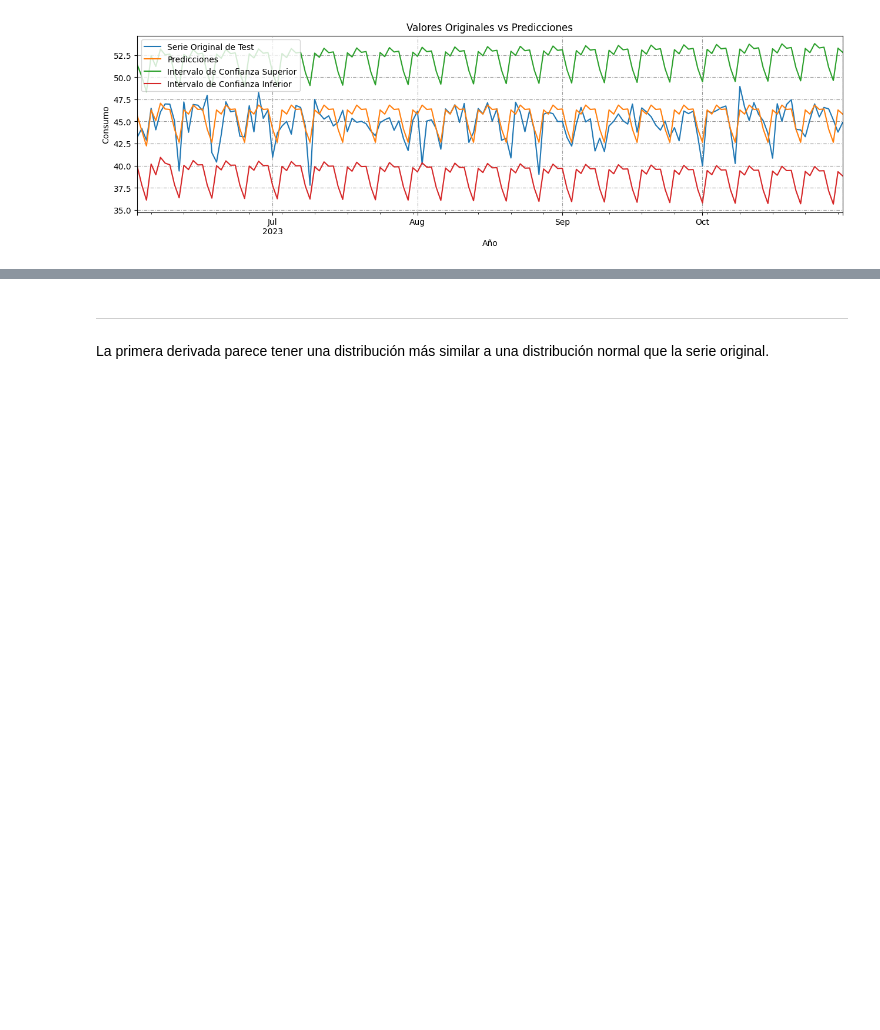
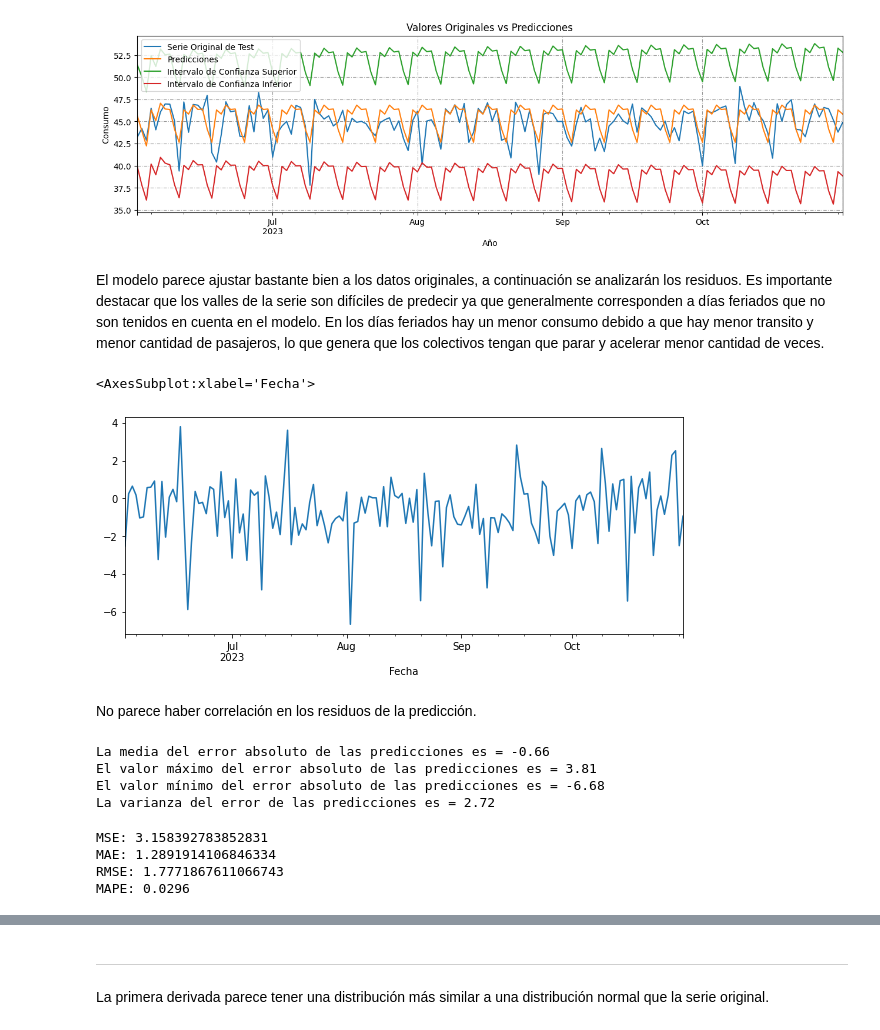
Before and after one commit to rstvz90/AST_G4, a Jupyter notebook: TP_G4_Consumo.ipynb, the cells around one changed output, grey strips where cells are left out. Cells and saved outputs as stored; diff of their text form; code cells hidden in the pictures; blank space fills up the shorter version.

```diff
--- a/TP_G4_Consumo.ipynb
+++ b/TP_G4_Consumo.ipynb
@@ -825,17 +888,36 @@ predicciones_sarima = modelo_sarima.get_forecast(cant_test)
 graficar_pred(test, predicciones_sarima.predicted_mean, predicciones_sarima.conf_int())
 # %% [output]
 [figure]
+# %% [markdown]
+El modelo parece ajustar bastante bien a los datos originales, a continuación se analizarán los residuos. Es importante destacar que los valles de la serie son difíciles de predecir ya que generalmente corresponden a días feriados que no son tenidos en cuenta en el modelo. En los días feriados hay un menor consumo debido a que hay menor transito y menor cantidad de pasajeros, lo que genera que los colectivos tengan que parar y acelerar menor cantidad de veces.
 # %%
-error_relativo_sarima = (test[:cant_test] - predicciones_sarima.predicted_mean) / test[:cant_test]
+#error_relativo_sarima = (test[:cant_test] - predicciones_sarima.predicted_mean) / test[:cant_test] * 100
 # Se retiran de los errores de los valores nulos en serie original.
 # Estos valores son imposibles de predecir.
 #error_relativo_sarima = error_relativo_sarima[error_relativo_sarima >-40]*100
+error_sarima = test - predicciones_sarima.predicted_mean
 # %%
-error_relativo_sarima.plot()
+error_sarima.plot()
+# %% [output]
+<AxesSubplot:xlabel='Fecha'>
+[figure, added]
+# %% [markdown]
+No parece haber correlación en los residuos de la predicción.
 # %%
-print('La media del error relativo es =',round(np.mean(error_relativo_sarima),2),'%')
-print('El valor máximo del error relativo es =',round(np.max(error_relativo_sarima),2),'%')
-print('El valor mínimo del error relativo es =',round(np.min(error_relativo_sarima),2),'%')
+print('La media del error absoluto de las predicciones es =',round(np.mean(error_sarima),2))
+print('El valor máximo del error absoluto de las predicciones es =',round(np.max(error_sarima),2))
+print('El valor mínimo del error absoluto de las predicciones es =',round(np.min(error_sarima),2))
+print('La varianza del error de las predicciones es =',round(np.var(error_sarima),2))
+# %% [output]
+La media del error absoluto de las predicciones es = -0.66
+El valor máximo del error absoluto de las predicciones es = 3.81
+El valor mínimo del error absoluto de las predicciones es = -6.68
+La varianza del error de las predicciones es = 2.72
 # %%
 #Evaluamos las métricas del modelo
-evaluar_metricas(test[:150], predicciones_sarima.predicted_mean )
+evaluar_metricas(test[:cant_test], predicciones_sarima.predicted_mean )
+# %% [output]
+MSE: 3.158392783852831
+MAE: 1.2891914106846334
+RMSE: 1.7771867611066743
+MAPE: 0.0296
```
Also changed, not shown: parts of 69 cells of this notebook.
